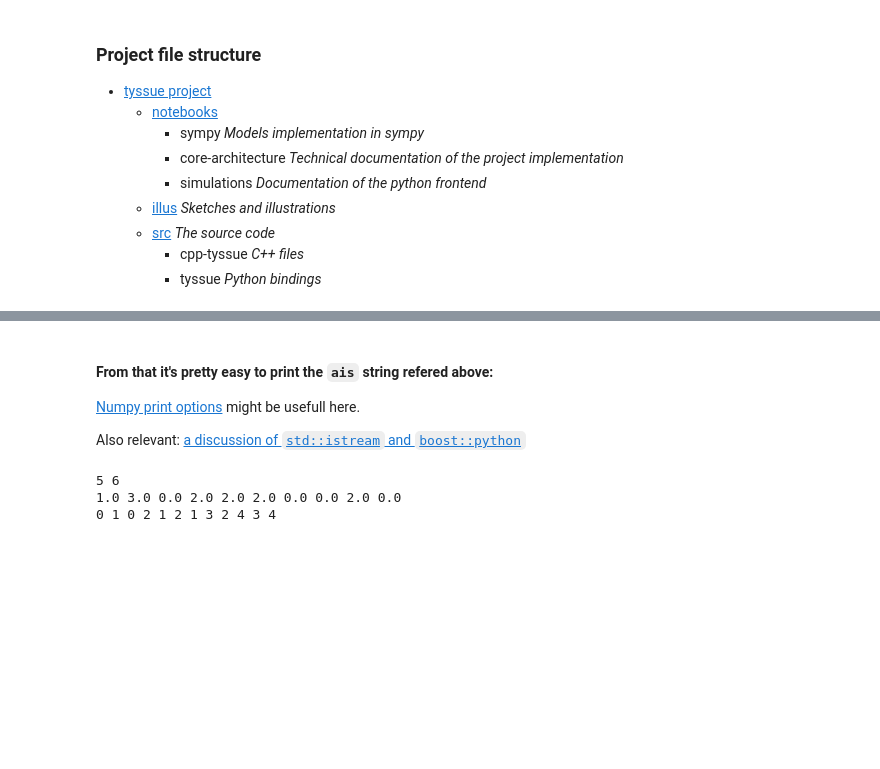
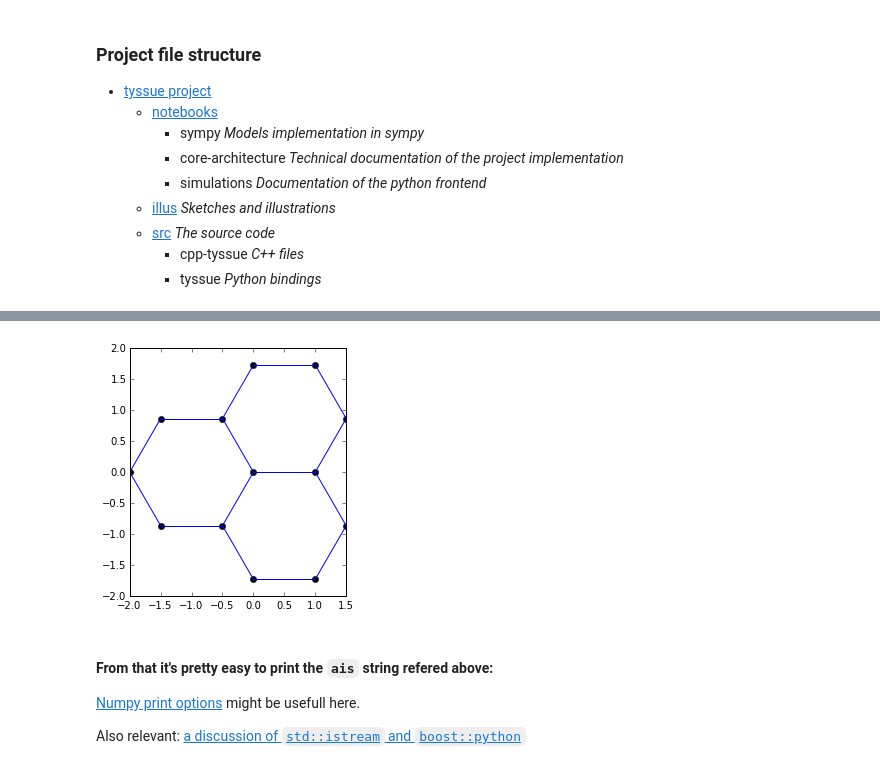
Before and after one commit to DamCB/tyssue, a Jupyter notebook: notebooks/core_architecture/Simulation structures and specification.ipynb, the cells around one changed output, grey strips where cells are left out. Saved outputs shown, nothing was run; the diff lists cells and outputs as text; code cells hidden in the pictures; blank space fills up the shorter version.

```diff
--- a/notebooks/core_architecture/Simulation structures and specification.ipynb
+++ b/notebooks/core_architecture/Simulation structures and specification.ipynb
@@ -157,23 +143,52 @@ edges = np.array([[0, 1],
+# %%
+Nc = 3 # Number of cells
+
+points = np.array([[0., 0.],
+                   [1.0, 0.0],
+                   [1.5, 0.866],
+                   [1.0, 1.732],
+                   [0.0, 1.732],
+                   [-0.5, 0.866],
+                   [-1.5, 0.866],
+                   [-2, 0.],
+                   [-1.5, -0.866],
+                   [-0.5, -0.866],
+                   [0, -1.732],
+                   [1, -1.732],
+                   [1.5, -0.866]])
+
+edges = np.array([[0, 1],
+                  [1, 2],
+                  [2, 3],
+                  [3, 4],
+                  [4, 5],
+                  [5, 0],
+                  [5, 6],
+                  [6, 7],
+                  [7, 8],
+                  [8, 9],
+                  [9, 0],
+                  [9, 10],
+                  [10, 11],
+                  [11, 12],
+                  [12, 1]])
+
+Nv, Ne = len(points), len(edges)
+# %%
+
+fig, ax = plt.subplots()
+
+ax.plot(points[:, 0], points[:, 1], 'ko')
+
+for s, t in edges:
+    ax.plot([points[s, 0], points[t, 0]],
+            [points[s, 1], points[t, 1]], 'b-')
+ax.set_aspect('equal')
+# %% [output]
+[figure, added]
 # %% [markdown]
 #### From that it's pretty easy to print the `ais` string refered above:
 
 [Numpy print options](http://docs.scipy.org/doc/numpy/reference/generated/numpy.set_printoptions.html) might be usefull here.
 
 Also relevant: [a discussion of `std::istream` and `boost::python`](http://stackoverflow.com/questions/24225442/converting-python-io-object-to-stdistream-when-using-boostpython)
-# %%
-
-def ais_string(points, edges):
-    ais = '\n'.join(
-        ['{} {}'.format(len(points), len(edges)),
-         ' '.join(['{} {}'.format(x, y) for (x, y) in points]),
-         ' '.join(['{} {}'.format(srce, trgt) for (srce, trgt) in edges])
-        ])
-
-    return ais
-
-
-print(ais_string(points, edges))
-# %% [output]
-5 6
-1.0 3.0 0.0 2.0 2.0 2.0 0.0 0.0 2.0 0.0
-0 1 0 2 1 2 1 3 2 4 3 4
```
Also changed, not shown: parts of 15 cells of this notebook, 2 other files.
